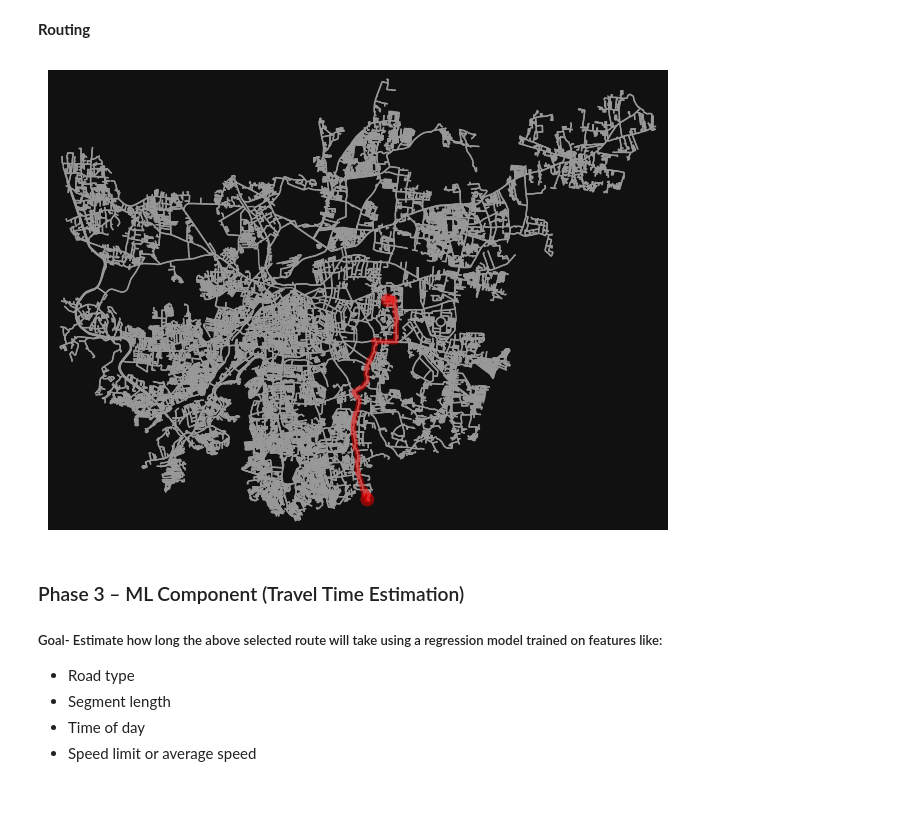
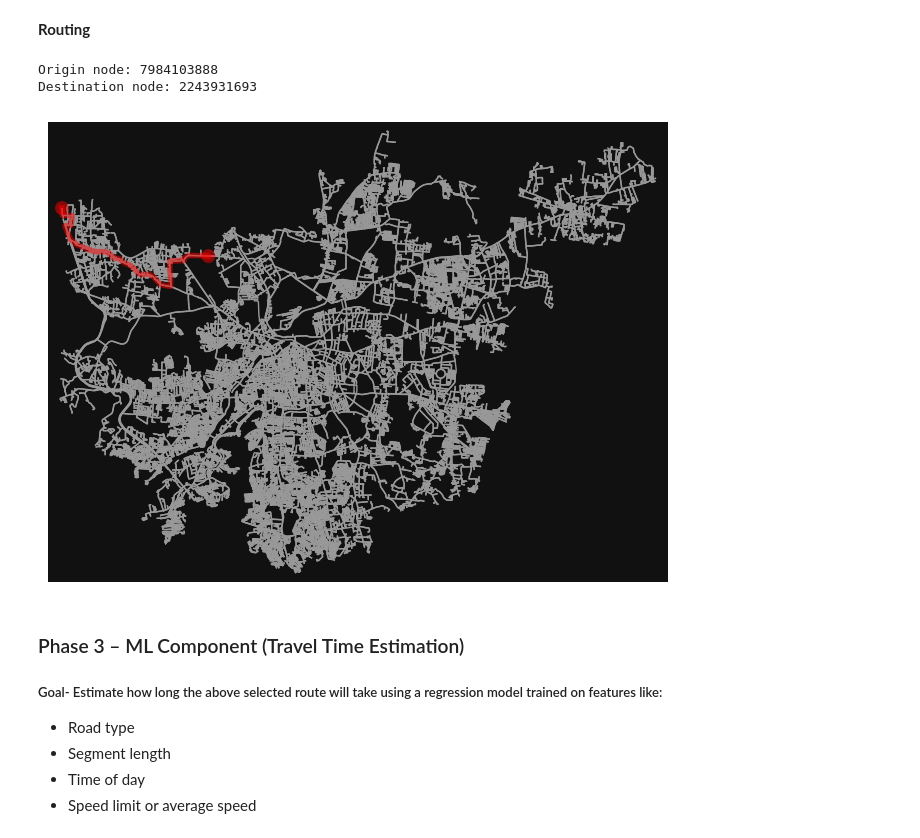
Before and after one commit to JayshreeMishra/OptiRoute_Pune, a Jupyter notebook: notebook/optiroute.ipynb, the cells around one changed output. Cells and saved outputs as stored; diff of their text form; code cells hidden in the pictures; blank space fills up the shorter version.

```diff
--- a/notebook/optiroute.ipynb
+++ b/notebook/optiroute.ipynb
@@ -90,21 +91,36 @@ ox.plot_graph(graph)
 # %% [markdown]
 **Routing**
 # %%
-#finding the shortest path by travel_time
-orig_point = (18.591337006294108, 73.73889115252335)  # lat, lon for Shrimant Dagdusheth Halwai Ganpati Mandir
-dest_point = (18.56034373321838, 73.82508047707717)  # lat, lon for pune station
+# finding the shortest path by travel_time
+orig_point = (18.591337006294108, 73.73889115252335)  # lat, lon
+dest_point = (18.56034373321838, 73.82508047707717)  # lat, lon
 
-orig = ox.distance.nearest_nodes(graph, orig_point[1], orig_point[0])  # lon, lat
-dest = ox.distance.nearest_nodes(graph, dest_point[1], dest_point[0])
+# Get the projected CRS from the graph
+crs = graph.graph["crs"]
+
+# Project origin point from lat/lon to graph's CRS
+orig_geom = Point(orig_point[1], orig_point[0])  # Point(lon, lat)
+orig_proj, _ = ox.projection.project_geometry(orig_geom, crs="EPSG:4326", to_crs=crs)
+orig_x, orig_y = orig_proj.x, orig_proj.y
+orig = ox.distance.nearest_nodes(graph, orig_x, orig_y)
+
+# Project destination point
+dest_geom = Point(dest_point[1], dest_point[0])  # Point(lon, lat)
+dest_proj, _ = ox.projection.project_geometry(dest_geom, crs="EPSG:4326", to_crs=crs)
+dest_x, dest_y = dest_proj.x, dest_proj.y
+dest = ox.distance.nearest_nodes(graph, dest_x, dest_y)
 
 route = nx.shortest_path(graph, orig, dest, weight="travel_time")
+
+print("Origin node:", orig)
+print("Destination node:", dest)
+# %% [output]
+Origin node: 7984103888
+Destination node: 2243931693
 # %%
-orig, dest = list(graph.nodes())[0], list(graph.nodes())[-1]
-route = nx.shortest_path(graph, orig, dest, weight="travel_time")
-
 fig, ax = ox.plot_graph_route(graph, route, node_size=0)
 # %% [output]
-[figure, old version]
+[figure, new version]
 # %% [markdown]
 ### Phase 3 – ML Component (Travel Time Estimation)
 
```
Also changed, not shown: parts of 4 cells of this notebook.
